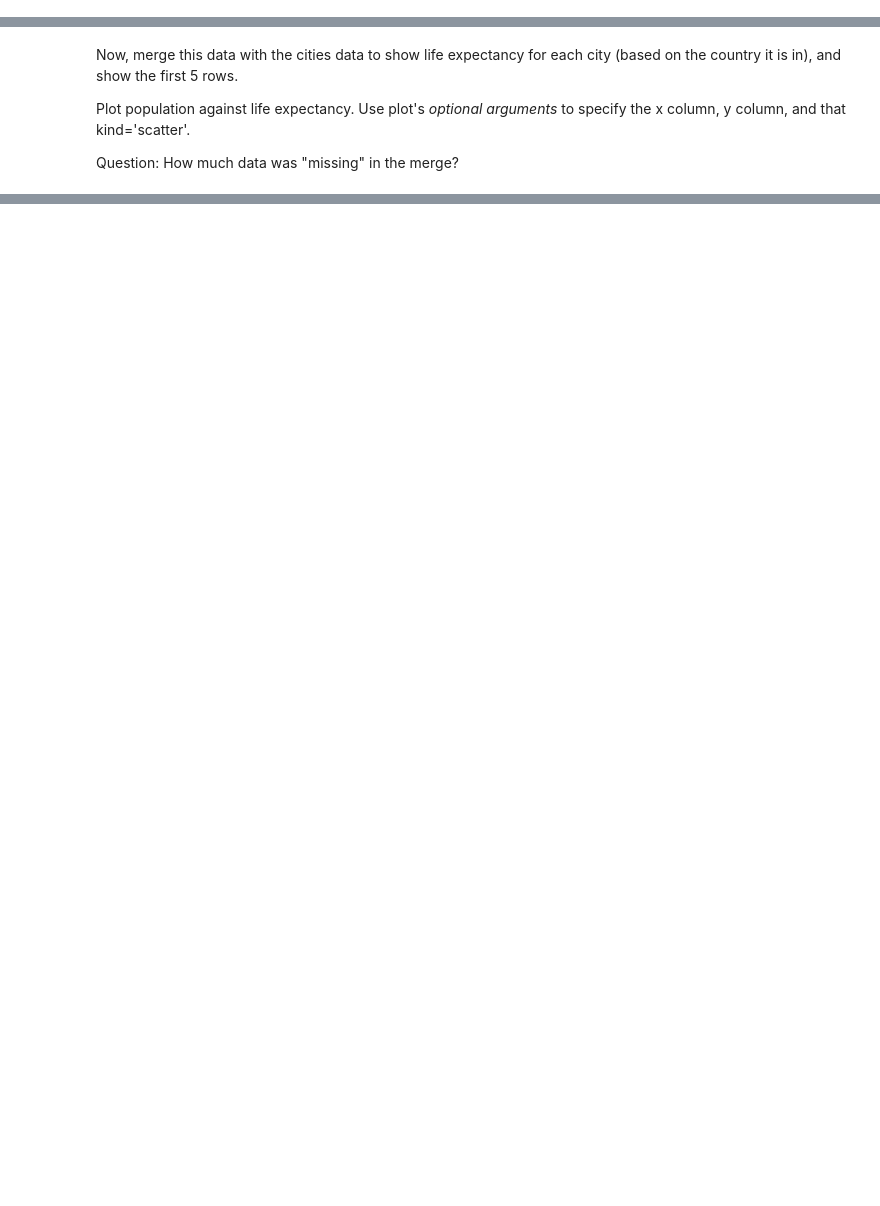
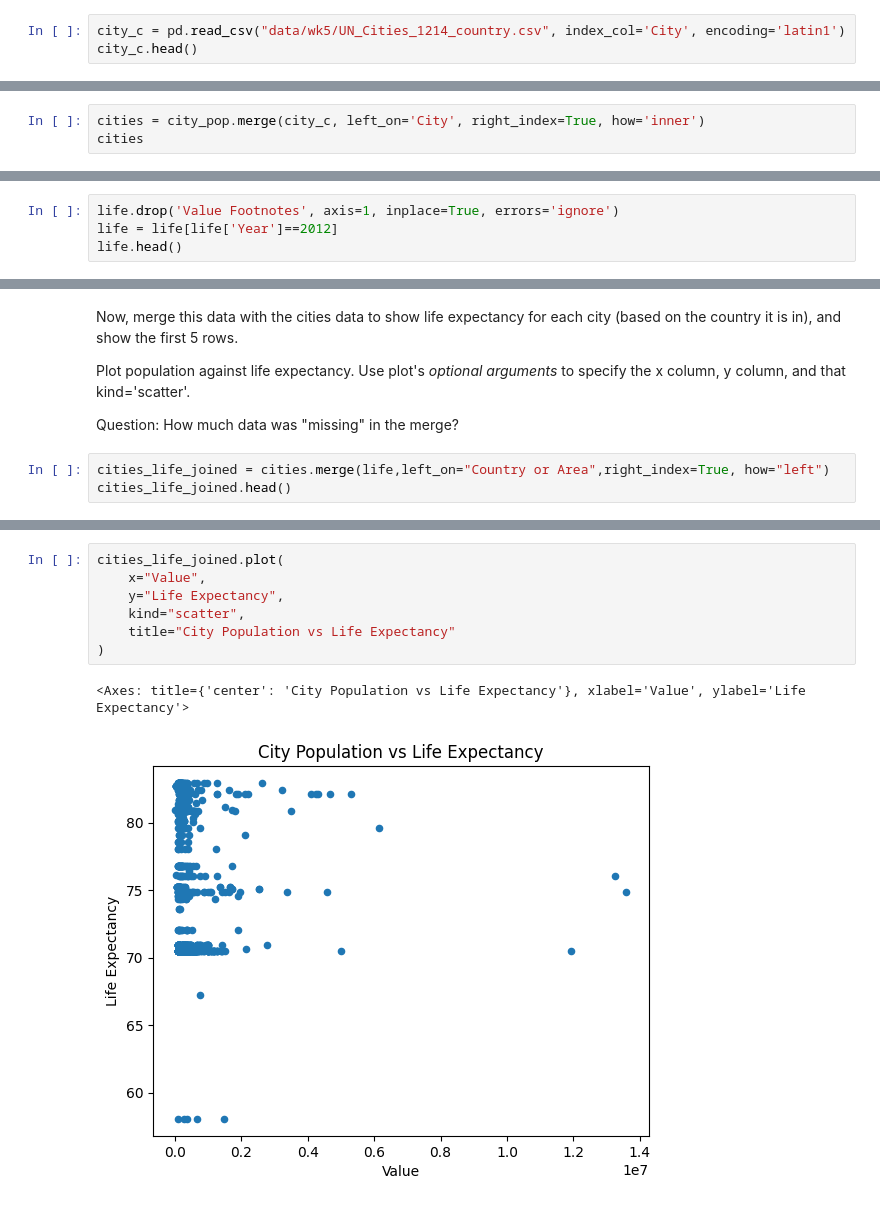
Before and after one commit to Yukiii0517/QM2, a Jupyter notebook: notebooks/RW. Merging and Joining.ipynb, the cells around one changed output, grey strips where cells are left out. Saved outputs shown, nothing was run; the diff lists cells and outputs as text; blank space fills up the shorter version.

```diff
--- a/notebooks/RW. Merging and Joining.ipynb
+++ b/notebooks/RW. Merging and Joining.ipynb
@@ -438,3 +463,6 @@ You'll notice that the index **won't** be the column you want to merge on in the
 The syntax for merging on a **column** (which is not the index) is to pass the column name to the optional 'left_on=' or 'right_on=' arguments. And we don't use right_index=True (or left_index=True), depending on which we're using.
 
 So for example: **df1.merge(df2, left_on='Name', right_index=True)** would join df1 (on the left) to df2 (on the right), using the column 'Name' on the left (df1) and the index column (whatever that is) on the right (df2).
+# %%
+city_c = pd.read_csv("data/wk5/UN_Cities_1214_country.csv", index_col='City', encoding='latin1')
+city_c.head()
@@ -440,0 +477,3 @@ So for example: **df1.merge(df2, left_on='Name', right_index=True)** would join
+# %%
+cities = city_pop.merge(city_c, left_on='City', right_index=True, how='inner')
+cities
@@ -482,3 +548,7 @@ In a new cell, clean up the above dataframe by
 
 - removing the "Value Footnotes" Column
 - use only the most recent data (2012)
+# %%
+life.drop('Value Footnotes', axis=1, inplace=True, errors='ignore')
+life = life[life['Year']==2012]
+life.head()
@@ -494,3 +580,6 @@ Now, merge this data with the cities data to show life expectancy for each city
 Plot population against life expectancy. Use plot's *optional arguments* to specify the x column, y column, and that kind='scatter'.
 
 Question: How much data was "missing" in the merge?
+# %%
+cities_life_joined = cities.merge(life,left_on="Country or Area",right_index=True, how="left")
+cities_life_joined.head()
@@ -496,0 +593,10 @@ Question: How much data was "missing" in the merge?
+# %%
+cities_life_joined.plot(
+    x="Value",
+    y="Life Expectancy",
+    kind="scatter",
+    title="City Population vs Life Expectancy"
+)
+# %% [output]
+<Axes: title={'center': 'City Population vs Life Expectancy'}, xlabel='Value', ylabel='Life Expectancy'>
+[figure, added]
```
Also changed, not shown: parts of 36 cells of this notebook.
